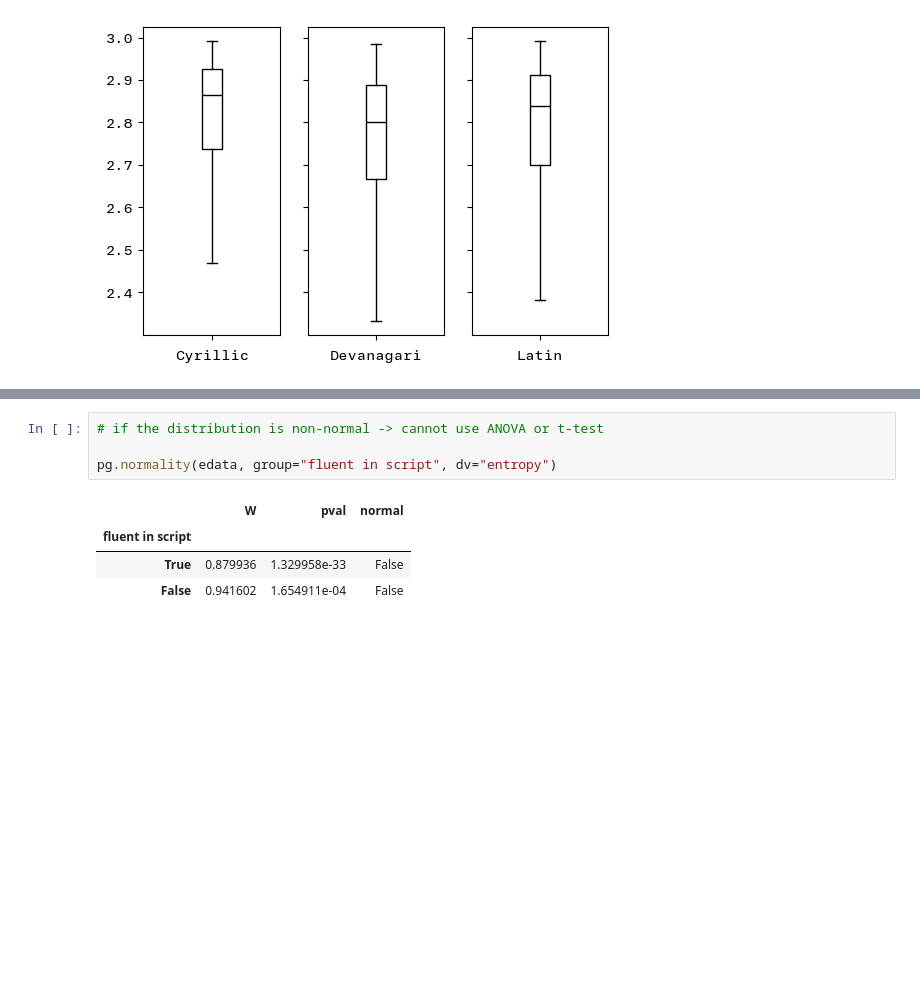
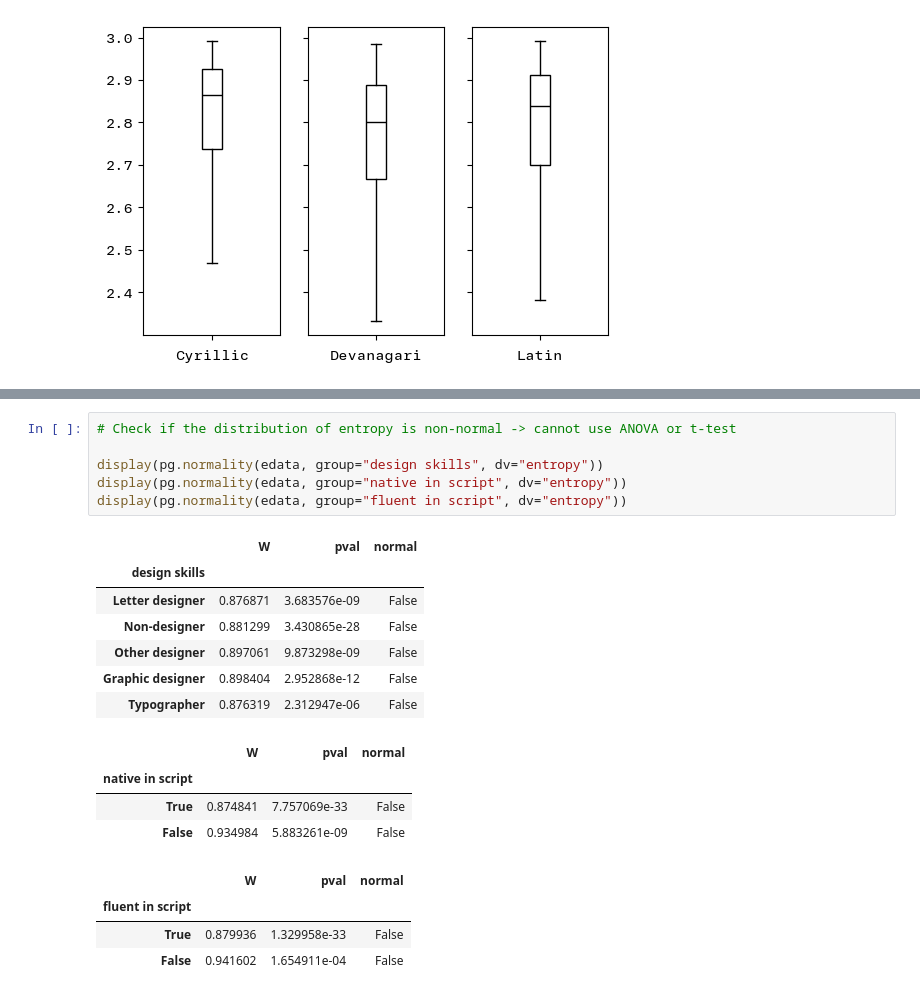
Before and after one commit to MrBrezina/context-sensitive-visual-similarity, a Jupyter notebook: data/participants-agreement.ipynb, the cells around one changed output, grey strips where cells are left out. Cells and saved outputs as stored; diff of their text form; blank space fills up the shorter version.

Commit message:
Introduced entropy and Krippendorff’s alpha across the board

```diff
--- a/data/participants-agreement.ipynb
+++ b/data/participants-agreement.ipynb
@@ -156,9 +161,22 @@ Latin
 # %%
-# if the distribution is non-normal -> cannot use ANOVA or t-test
+# Check if the distribution of entropy is non-normal -> cannot use ANOVA or t-test
 
-pg.normality(edata, group="fluent in script", dv="entropy")
+display(pg.normality(edata, group="design skills", dv="entropy"))
+display(pg.normality(edata, group="native in script", dv="entropy"))
+display(pg.normality(edata, group="fluent in script", dv="entropy"))
 # %% [output]
 |  | W | pval | normal |
-| fluent in script |  |  |  |
-| True | 0.879936 | 1.329958e-33 | False |
-| False | 0.941602 | 1.654911e-04 | False |
+| design skills |  |  |  |
+| Letter designer | 0.876871 | 3.683576e-09 | False |
+| Non-designer | 0.881299 | 3.430865e-28 | False |
+| Other designer | 0.897061 | 9.873298e-09 | False |
+| Graphic designer | 0.898404 | 2.952868e-12 | False |
+| Typographer | 0.876319 | 2.312947e-06 | False |
+|  | W | pval | normal |
+| native in script |  |  |  |
+| True | 0.874841 | 7.757069e-33 | False |
+| False | 0.934984 | 5.883261e-09 | False |
+|  | W | pval | normal |
+| fluent in script |  |  |  |
+| True | 0.879936 | 1.329958e-33 | False |
+| False | 0.941602 | 1.654911e-04 | False |
```
Also changed, not shown: parts of 7 cells of this notebook, 9 other files.
